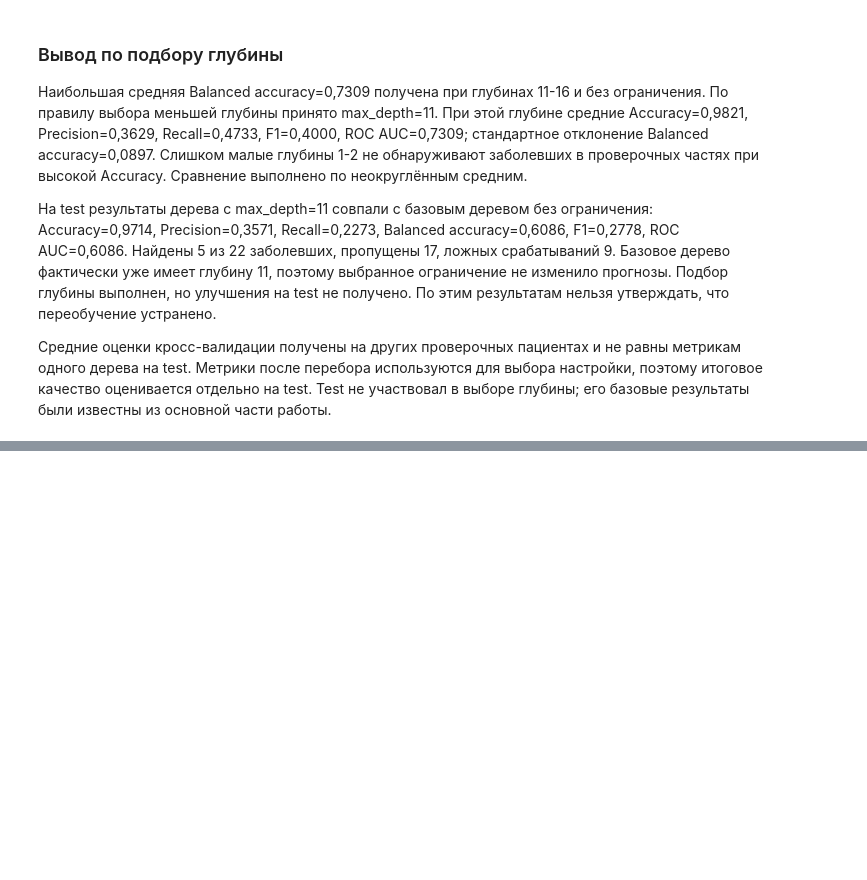
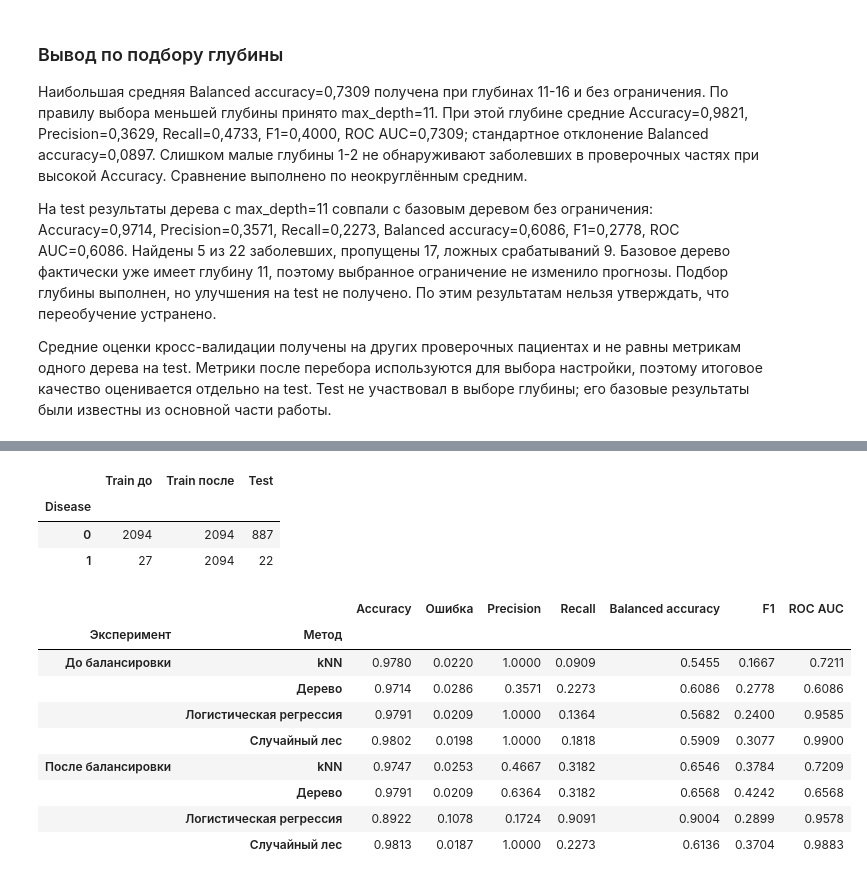
Before and after one commit to karinalien/lr5, a Jupyter notebook: lr5.ipynb, the cells around one changed output, grey strips where cells are left out. Cells and saved outputs as stored; diff of their text form; code cells hidden in the pictures; blank space fills up the shorter version.

```diff
--- a/lr5.ipynb
+++ b/lr5.ipynb
@@ -333,0 +344,65 @@ print(confusion_matrix(y_test, tuned_pred, labels=[0, 1]))
+# %%
+from sklearn.base import clone
+
+def classification_metrics(y_true, pred, proba):
+    return {
+        'Accuracy': accuracy_score(y_true, pred),
+        'Ошибка': 1 - accuracy_score(y_true, pred),
+        'Precision': precision_score(y_true, pred, zero_division=0),
+        'Recall': recall_score(y_true, pred, zero_division=0),
+        'Balanced accuracy': balanced_accuracy_score(y_true, pred),
+        'F1': f1_score(y_true, pred, zero_division=0),
+        'ROC AUC': roc_auc_score(y_true, proba)
+    }
+
+train_for_balance = X_train_prepared.copy()
+train_for_balance['Disease'] = y_train
+majority_train = train_for_balance[train_for_balance['Disease'] == 0]
+minority_train = train_for_balance[train_for_balance['Disease'] == 1]
+minority_upsampled = minority_train.sample(
+    n=len(majority_train), replace=True, random_state=42)
+balanced_train = pd.concat([majority_train, minority_upsampled])
+balanced_train = balanced_train.sample(frac=1, random_state=42).reset_index(drop=True)
+X_train_balanced = balanced_train.drop(columns='Disease')
+y_train_balanced = balanced_train['Disease']
+display(pd.DataFrame({
+    'Train до': y_train.value_counts(),
+    'Train после': y_train_balanced.value_counts(),
+    'Test': y_test.value_counts()
+}).sort_index())
+
+balanced_rows = []
+balanced_predictions = {}
+balanced_probabilities = {}
+for name, base_model in models.items():
+    balanced_model = clone(base_model)
+    balanced_model.fit(X_train_balanced, y_train_balanced)
+    pred_balanced = balanced_model.predict(X_test_prepared)
+    proba_balanced = balanced_model.predict_proba(X_test_prepared)[:, 1]
+    balanced_predictions[name] = pred_balanced
+    balanced_probabilities[name] = proba_balanced
+    balanced_rows.append({
+        'Метод': name,
+        **classification_metrics(y_test, pred_balanced, proba_balanced)
+    })
+balanced_metrics = pd.DataFrame(balanced_rows).set_index('Метод')
+balance_comparison = pd.concat({
+    'До балансировки': metrics,
+    'После балансировки': balanced_metrics
+}, names=['Эксперимент', 'Метод'])
+display(balance_comparison.round(4))
+# %% [output]
+|  | Train до | Train после | Test |
+| Disease |  |  |  |
+| 0 | 2094 | 2094 | 887 |
+| 1 | 27 | 2094 | 22 |
+|  |  | Accuracy | Ошибка | Precision | Recall | Balanced accuracy | F1 | ROC AUC |
+| Эксперимент | Метод |  |  |  |  |  |  |  |
+| До балансировки | kNN | 0.9780 | 0.0220 | 1.0000 | 0.0909 | 0.5455 | 0.1667 | 0.7211 |
+|  | Дерево | 0.9714 | 0.0286 | 0.3571 | 0.2273 | 0.6086 | 0.2778 | 0.6086 |
+|  | Логистическая регрессия | 0.9791 | 0.0209 | 1.0000 | 0.1364 | 0.5682 | 0.2400 | 0.9585 |
+|  | Случайный лес | 0.9802 | 0.0198 | 1.0000 | 0.1818 | 0.5909 | 0.3077 | 0.9900 |
+| После балансировки | kNN | 0.9747 | 0.0253 | 0.4667 | 0.3182 | 0.6546 | 0.3784 | 0.7209 |
+|  | Дерево | 0.9791 | 0.0209 | 0.6364 | 0.3182 | 0.6568 | 0.4242 | 0.6568 |
+|  | Логистическая регрессия | 0.8922 | 0.1078 | 0.1724 | 0.9091 | 0.9004 | 0.2899 | 0.9578 |
+|  | Случайный лес | 0.9813 | 0.0187 | 1.0000 | 0.2273 | 0.6136 | 0.3704 | 0.9883 |
```
Also changed, not shown: parts of 17 cells of this notebook.
